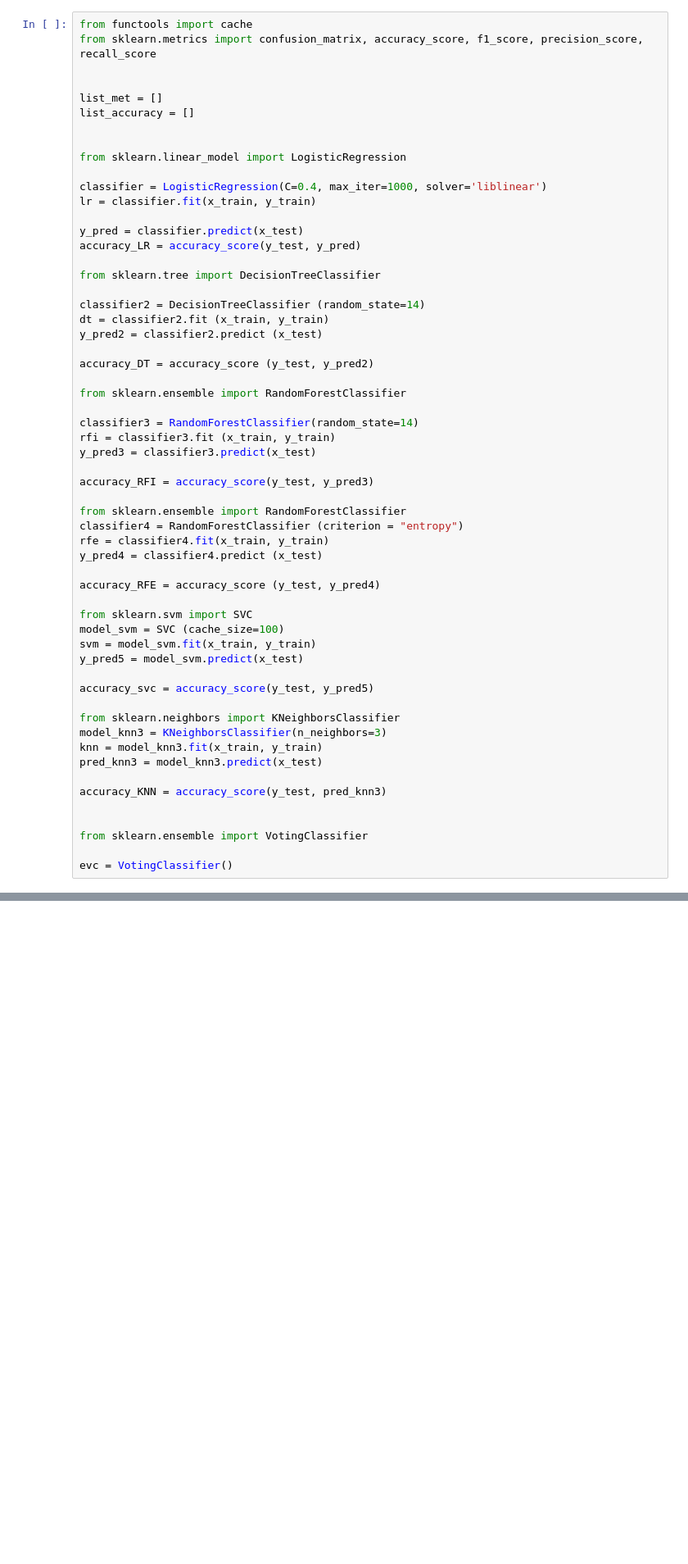
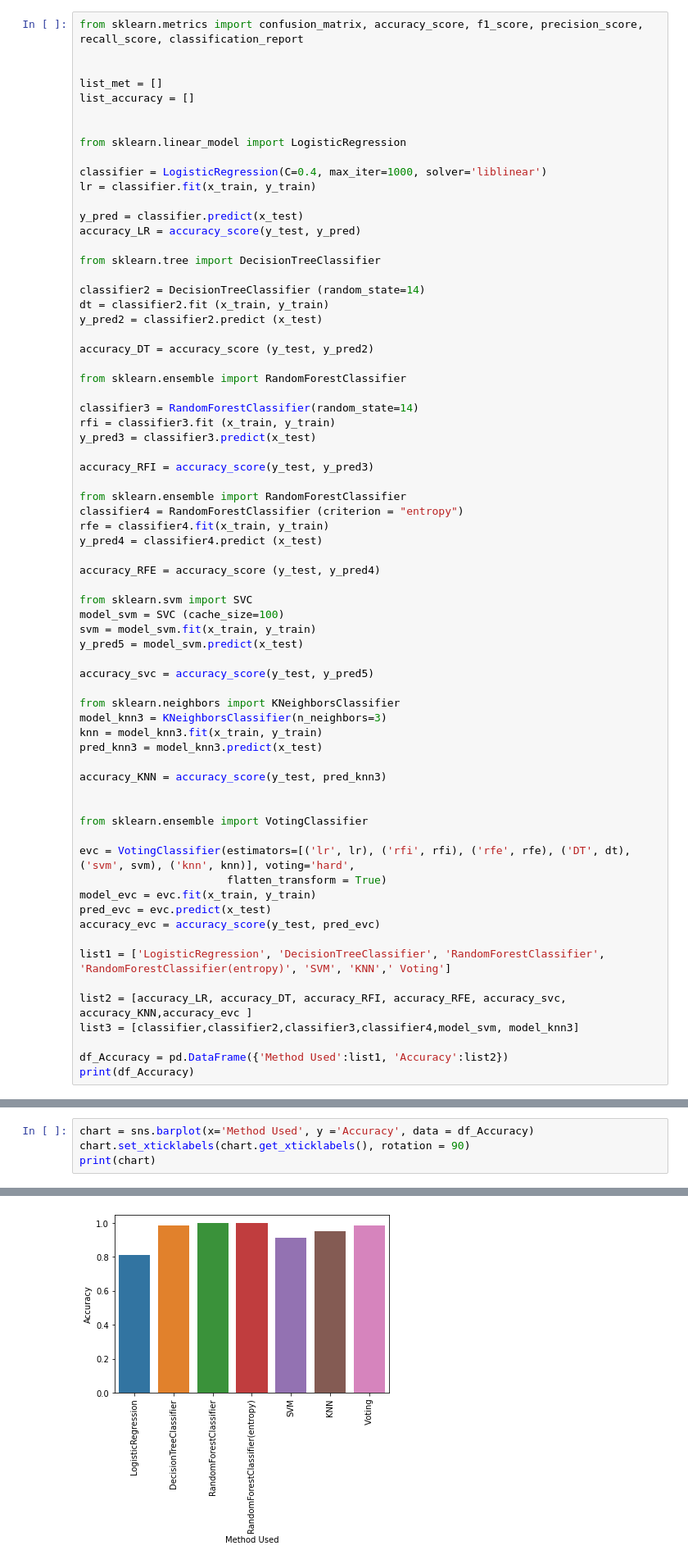
Before and after one commit to TaeMD/ML-projects, a Jupyter notebook: Detecting_Parkinsons.ipynb, the cells around one changed output, grey strips where cells are left out. Shown at 82% size. Saved outputs shown, nothing was run; the diff lists cells and outputs as text; blank space fills up the shorter version.

```diff
--- a/Detecting_Parkinsons.ipynb
+++ b/Detecting_Parkinsons.ipynb
@@ -279,8 +279,7 @@ from sklearn.model_selection import train_test_split
 # %%
 x_train, x_test, y_train, y_test = train_test_split(X_PCA, y, test_size=0.2, random_state=7)
 # %%
-from functools import cache
-from sklearn.metrics import confusion_matrix, accuracy_score, f1_score, precision_score, recall_score
+from sklearn.metrics import confusion_matrix, accuracy_score, f1_score, precision_score, recall_score, classification_report
 
 
 list_met = []
@@ -335,4 +334,16 @@ accuracy_KNN = accuracy_score(y_test, pred_knn3)
 
 from sklearn.ensemble import VotingClassifier
 
-evc = VotingClassifier()
+evc = VotingClassifier(estimators=[('lr', lr), ('rfi', rfi), ('rfe', rfe), ('DT', dt), ('svm', svm), ('knn', knn)], voting='hard',
+                       flatten_transform = True)
+model_evc = evc.fit(x_train, y_train)
+pred_evc = evc.predict(x_test)
+accuracy_evc = accuracy_score(y_test, pred_evc)
+
+list1 = ['LogisticRegression', 'DecisionTreeClassifier', 'RandomForestClassifier', 'RandomForestClassifier(entropy)', 'SVM', 'KNN',' Voting']
+
+list2 = [accuracy_LR, accuracy_DT, accuracy_RFI, accuracy_RFE, accuracy_svc, accuracy_KNN,accuracy_evc ]
+list3 = [classifier,classifier2,classifier3,classifier4,model_svm, model_knn3]
+
+df_Accuracy = pd.DataFrame({'Method Used':list1, 'Accuracy':list2})
+print(df_Accuracy)
@@ -338,0 +359,5 @@ evc = VotingClassifier()
+# %%
+chart = sns.barplot(x='Method Used', y ='Accuracy', data = df_Accuracy)
+chart.set_xticklabels(chart.get_xticklabels(), rotation = 90)
+print(chart)
+# %% [output]
@@ -338,0 +365 @@ evc = VotingClassifier()
+[figure, added]
```
Also changed, not shown: parts of 9 cells of this notebook.
